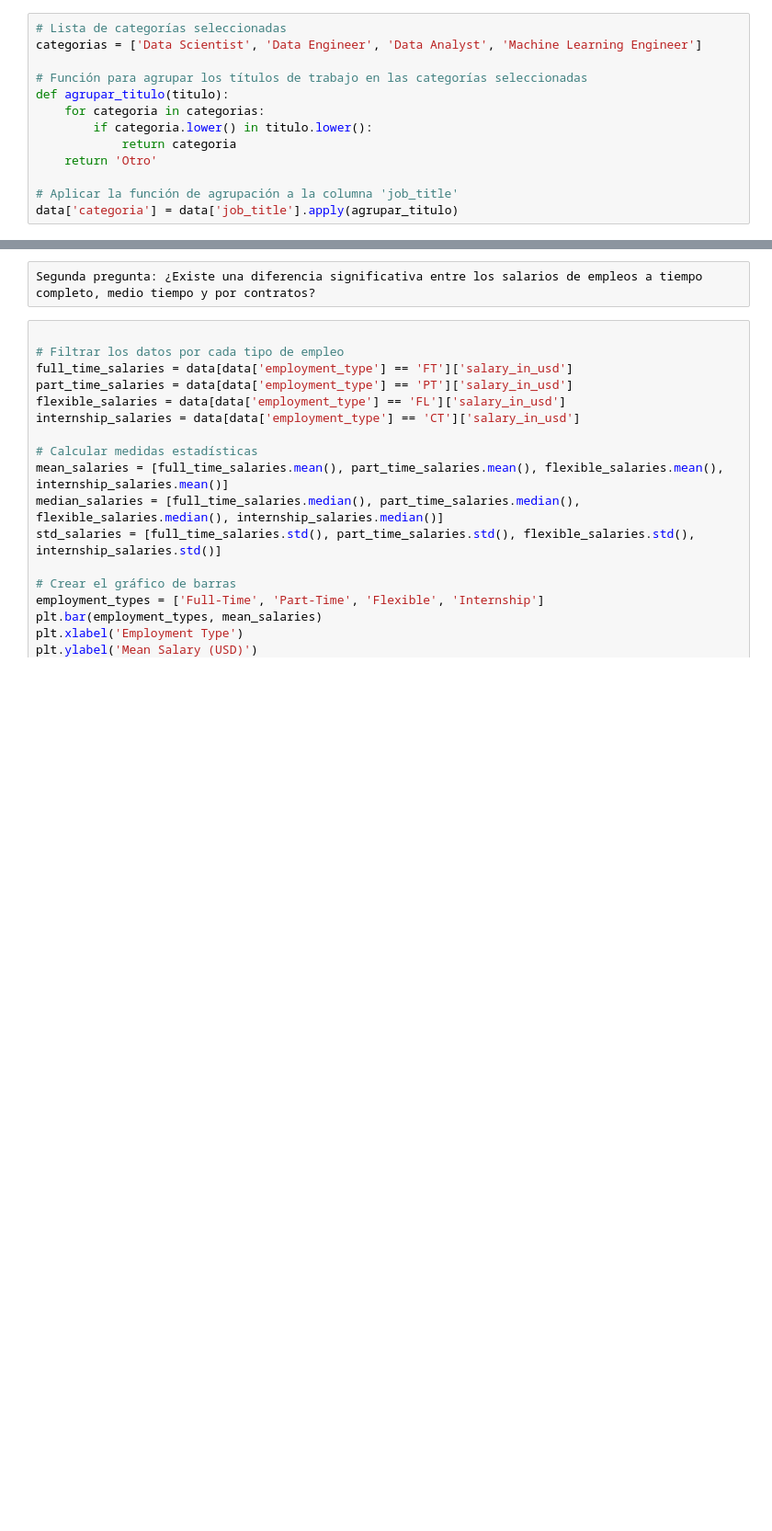
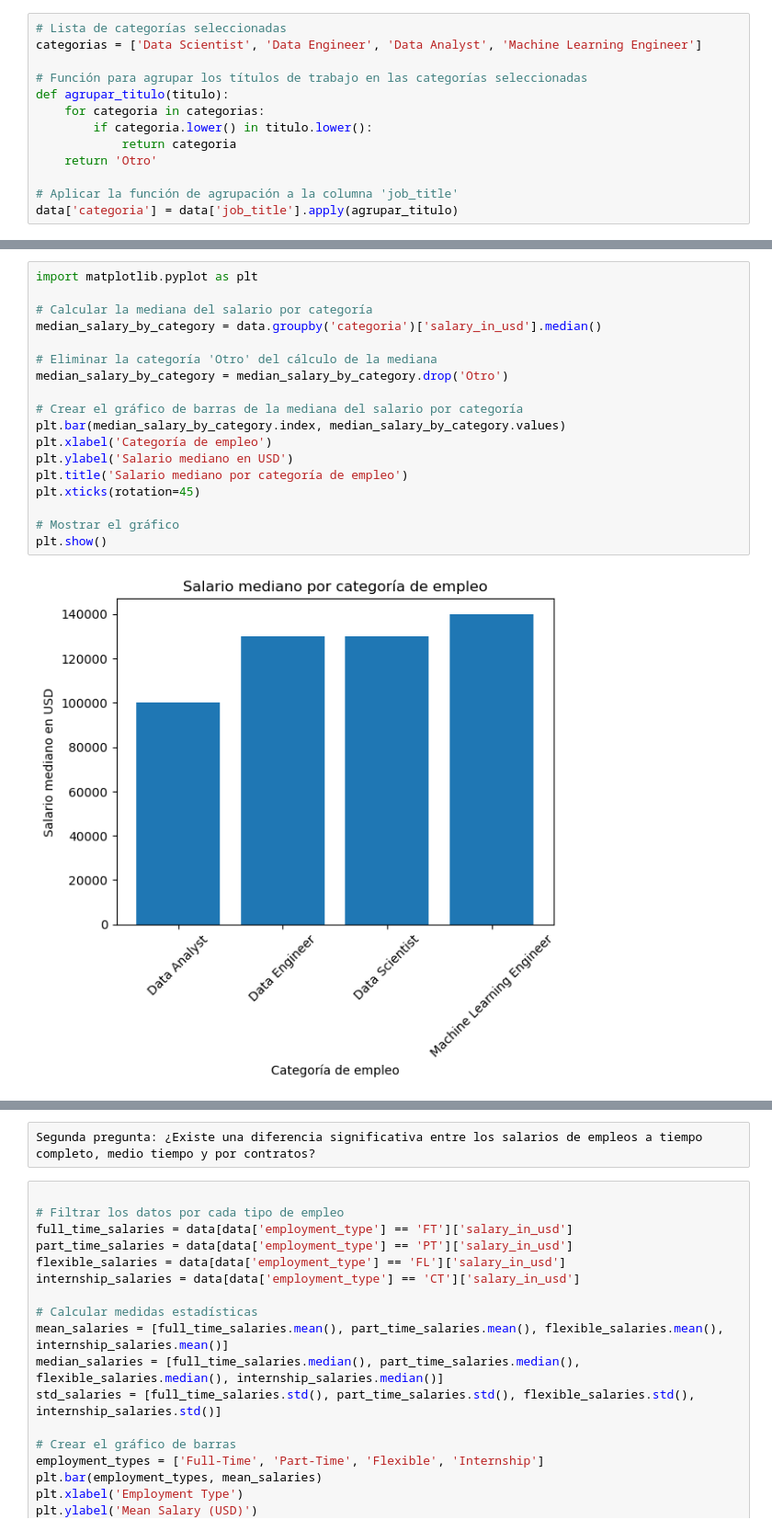
Before and after one commit to JuanMCP/proyecto-portafolio, a Jupyter notebook: data/Data Science Salary/2023_Analisis_Inicial.ipynb, the cells around one changed output, grey strips where cells are left out. Shown at 92% size. Cells and saved outputs as stored; diff of their text form; blank space fills up the shorter version.

```diff
--- a/data/Data Science Salary/2023_Analisis_Inicial.ipynb
+++ b/data/Data Science Salary/2023_Analisis_Inicial.ipynb
@@ -170,0 +184,20 @@ plt.show()
+# %%
+import matplotlib.pyplot as plt
+
+# Calcular la mediana del salario por categoría
+median_salary_by_category = data.groupby('categoria')['salary_in_usd'].median()
+
+# Eliminar la categoría 'Otro' del cálculo de la mediana
+median_salary_by_category = median_salary_by_category.drop('Otro')
+
+# Crear el gráfico de barras de la mediana del salario por categoría
+plt.bar(median_salary_by_category.index, median_salary_by_category.values)
+plt.xlabel('Categoría de empleo')
+plt.ylabel('Salario mediano en USD')
+plt.title('Salario mediano por categoría de empleo')
+plt.xticks(rotation=45)
+
+# Mostrar el gráfico
+plt.show()
+# %% [output]
+[figure, added]
```
Also changed, not shown: parts of 9 cells of this notebook.
